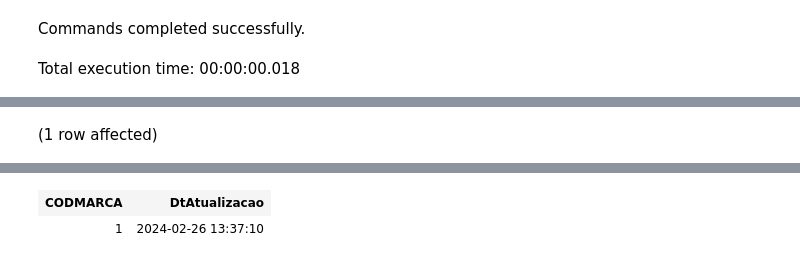
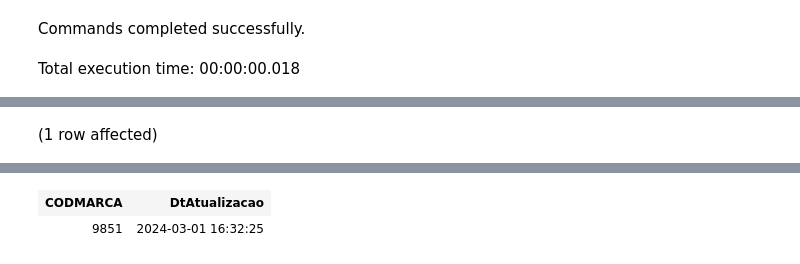
Before and after one commit to jeffersonfantasia/DW-JCKIDS, a Jupyter notebook: Marca/Marca.ipynb, the cells around one changed output, grey strips where cells are left out. Drawn from its saved outputs; the diff is of its cells as text; code cells hidden in the pictures.

```diff
--- a/Marca/Marca.ipynb
+++ b/Marca/Marca.ipynb
@@ -50,4 +50,4 @@ Total execution time: 00:00:00.137
 # %%
-SELECT CODMARCA, FORMAT(dtatualizacao, 'yyyy-MM-dd HH:mm:ss') DtAtualizacao FROM MARCA WHERE CODMARCA = 1
+SELECT CODMARCA, FORMAT(dtatualizacao, 'yyyy-MM-dd HH:mm:ss') DtAtualizacao FROM MARCA WHERE CODMARCA = 9851
 # %% [output]
 (1 row affected)
@@ -55,2 +55,2 @@ Total execution time: 00:00:00.137
 | CODMARCA | DtAtualizacao |
-| 1 | 2024-02-26 13:37:10 |
+| 9851 | 2024-03-01 16:32:25 |
```
Also changed, not shown: parts of 2 cells of this notebook.
